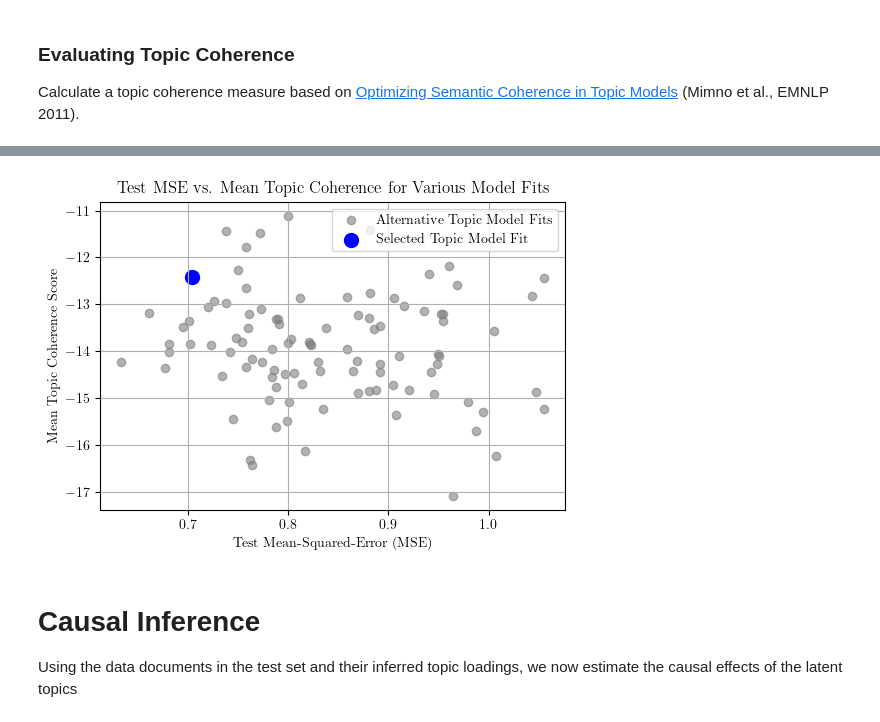
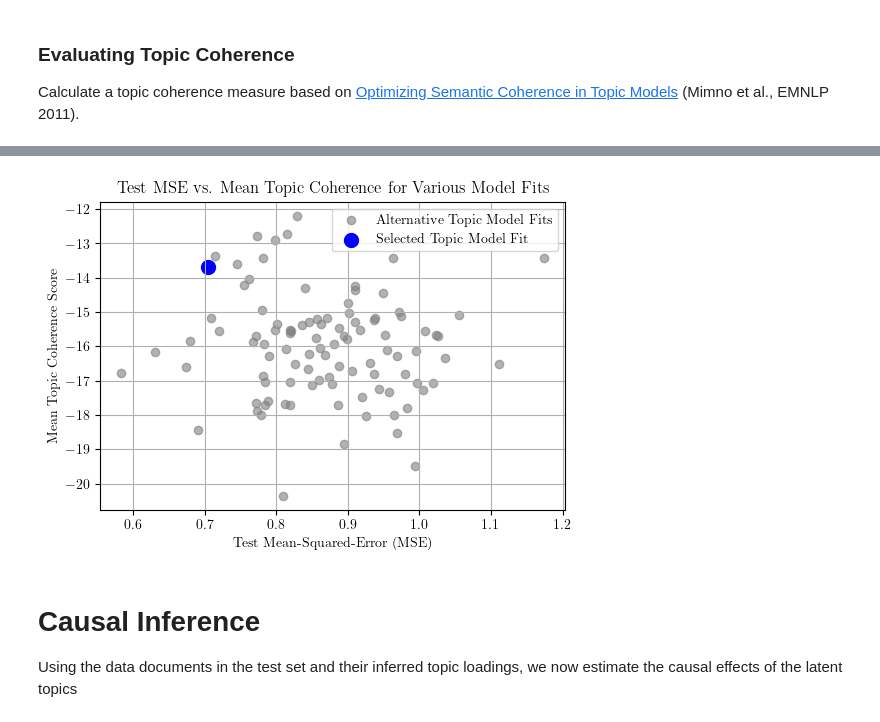
Before and after one commit to TillRS/AutoPersuade, a Jupyter notebook: scripts/2_sun_topic_model_cvxpy.ipynb, the cells around one changed output, grey strips where cells are left out. Saved outputs shown, nothing was run; the diff lists cells and outputs as text; code cells hidden in the pictures.

```diff
--- a/scripts/2_sun_topic_model_cvxpy.ipynb
+++ b/scripts/2_sun_topic_model_cvxpy.ipynb
@@ -79,7 +79,7 @@ print(f'{X.shape =}, Y.shape = {Y.shape}')
 X.shape =(804, 1536), Y.shape = (804,)
 # %%
 # Initialize suntopic object with random alpha and num_bases
-model = suntopic(Y_norm, X_norm_scaled, alpha = 0.5, num_bases = 10, random_state = 0)
+model = SunTopic(Y_norm, X_norm_scaled, alpha = 0.5, num_bases = 10, random_state = 0)
 
 # Use cross validation to find optimal alpha and numbases values
 model.hyperparam_cv(alpha_range = np.linspace(0.1,0.9,9), num_bases_range = range(2,21), cv_folds= 10,
@@ -295,7 +295,7 @@ def model_fitting(
         train = np.setdiff1d(np.arange(len(Y)), test)
 
         # Fit the topic model
-        model = suntopic(Y_norm[train], X_norm_scaled[train], alpha=alpha, num_bases=num_bases, random_state=random_state)
+        model = SunTopic(Y_norm[train], X_norm_scaled[train], alpha=alpha, num_bases=num_bases, random_state=random_state)
         model.fit(niter=niter)
         W_snmf = model.get_topics()
         H_snmf = model.get_coefficients()
@@ -551,8 +531,8 @@ def calculate_topic_coherence(df_tfidf, documents):
 def model_coherence_eval(
                 model,
                 df,
-                n_top_words = 10,
-                n_top_docs = 150,
+                n_top_words = 5,
+                n_top_docs = 25,
                 print_tfidf = False,
 ):
         """
@@ -576,17 +556,10 @@ def model_coherence_eval(
         #  standardize the factorized matrix
         W_snmf = model.get_topics()
         H_snmf = model.get_coefficients()
-        S = np.diag(np.std(W_snmf, axis=0))
-        W_norm = W_snmf @ np.linalg.inv(S)
-        H_norm = S @ H_snmf
-
-        model.model.W = W_norm
-        model.model.H = H_norm
-
-        Y_pred, W_pred = model.predict(X_new = X_norm_scaled, random_state = 0, niter = 100, cvxpy = True, return_topics = True)
 
         # Consider the originally inferred topics on the fitting partition of the training data
-        df_clean = pd.DataFrame(W_pred[df.model_fit_idx == 1,:])
+        # df_clean = pd.DataFrame(W_pred[df.model_fit_idx == 1,:])
+        df_clean = pd.DataFrame(W_snmf)
         df_clean.columns = [f"topic_{i+1}_inf" for i in range(10)]
         df_clean['New_Argument'] = df['New_Argument'][df.model_fit_idx == 1].values
 
@@ -622,19 +595,8 @@ Y_norm = (Y - np.mean(Y_train))/(np.std(Y_train))
 X_norm_scaled = X_norm /(X_norm.shape[1]**0.1)
 
 # Load saved topic model
-model = suntopic(Y_norm[train_idx], X_norm_scaled[train_idx], alpha = 0.5, num_bases = 10, random_state = 44)
+model = SunTopic(Y_norm[train_idx], X_norm_scaled[train_idx], alpha = 0.5, num_bases = 10, random_state = 44)
 model = model.load("suntopic_model_topics10_44RandomState_0.5Alpha_0.2testsize.npz")
-
-#  standardize the factorized matrix
-W_snmf = model.get_topics()
-H_snmf = model.get_coefficients()
-S = np.diag(np.std(W_snmf, axis=0))
-W_norm = W_snmf @ np.linalg.inv(S)
-H_norm = S @ H_snmf
-
-# Set model parameters as these standardized values
-model.model.W = W_norm
-model.model.H = H_norm
 
 # # Infer topic loadings and predict response variable for the entire dataset
 Y_pred, W_pred = model.predict(X_new=X_norm_scaled, return_topics=True, cvxpy=True, solver='SCS')
@@ -674,6 +631,6 @@ Top 10 words per topic for selected model fit:
 # %%
 # Draw 100 random random states
-np.random.seed(2024)
+np.random.seed(44)
 random_states = np.random.choice(range(1000), 99, replace=False)
 random_states = [44] + list(random_states)
 
@@ -696,38 +653,38 @@ def evaluate_random_state(random_state):
         model= model,
         df=df,
         n_top_words=5,
-        n_top_docs=100,
+        n_top_docs=25,
     )
 
     mean_coherence_score = topic_coherence_scores
     return random_state, test_mse, mean_coherence_score
 
 # Parallelize the loop using Joblib
 results = Parallel(n_jobs=-1)(delayed(evaluate_random_state)(rs) for rs in random_states)
 
 # Convert results to DataFrame for easier plotting and analysis
 results_df = pd.DataFrame(results, columns=['random_state', 'test_mse', 'mean_coherence_score'])
 
 # Specific highlight for random_state = 44
 highlight_state = 44
 highlight_row = results_df[results_df['random_state'] == highlight_state]
 
 # Plotting the results
 plt.figure(figsize=(6, 4))
 plt.scatter(results_df['test_mse'], results_df['mean_coherence_score'], c='grey', alpha=0.6, label='Alternative Topic Model Fits')
 plt.scatter(highlight_row['test_mse'], highlight_row['mean_coherence_score'], c='blue', s=100, label=f'Selected Topic Model Fit')
 
 plt.xlabel('Test Mean-Squared-Error (MSE)')
 plt.ylabel('Mean Topic Coherence Score')
 plt.title('Test MSE vs. Mean Topic Coherence for Various Model Fits')
 plt.grid(True)
 plt.legend()
 
 plt.savefig(figures_dir / "Veganism_Test_MSE_vs_Mean_Topic_Coherence_Score.png", bbox_inches='tight')
 
 plt.show()
 # %% [output]
-[figure, old version]
+[figure, new version]
 # %% [markdown]
 # Causal Inference
 Using the data documents in the test set and their inferred topic loadings, we now estimate the causal effects of the latent topics
```
Also changed, not shown: parts of 5 cells of this notebook, 3 other files.
